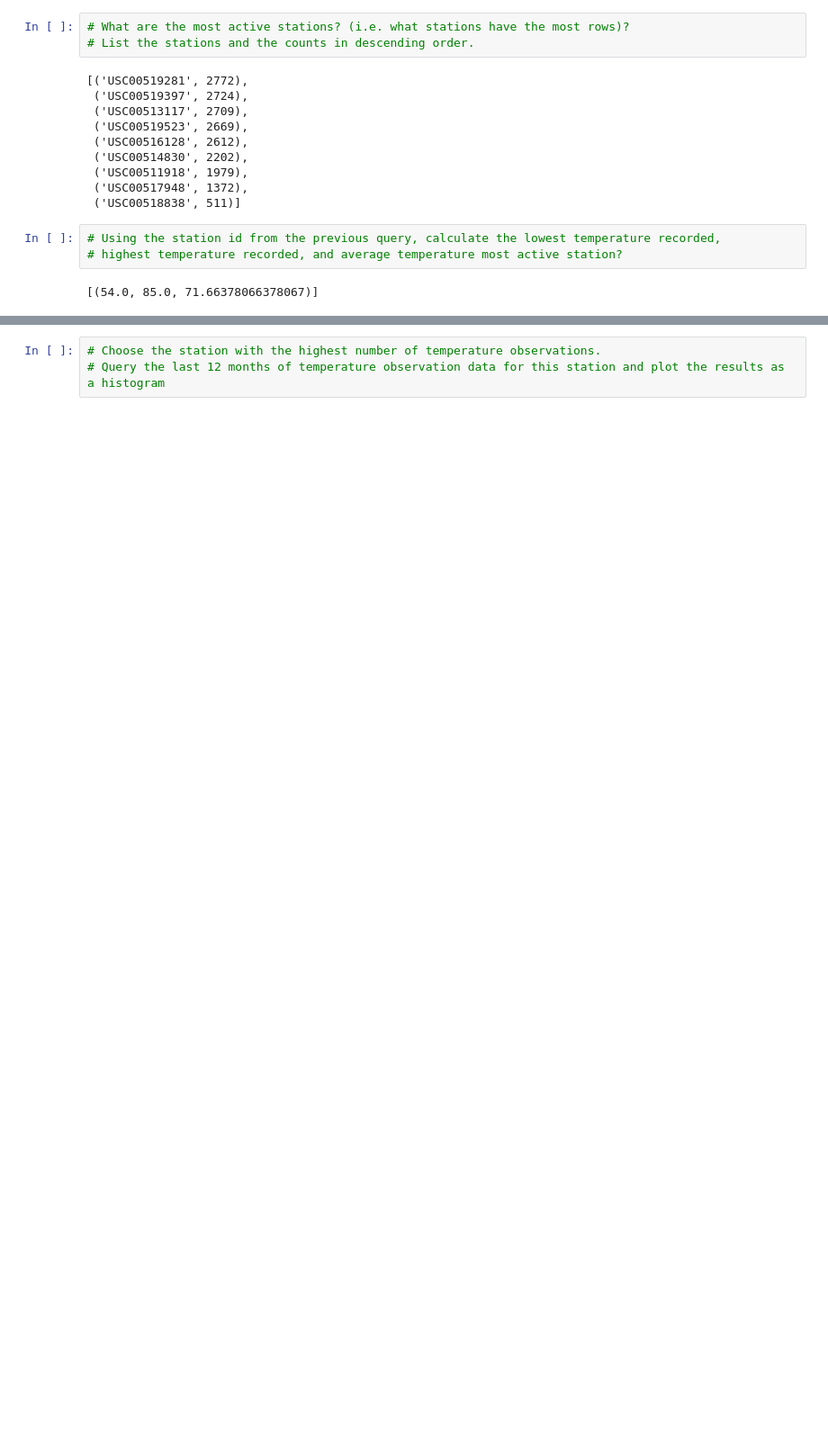
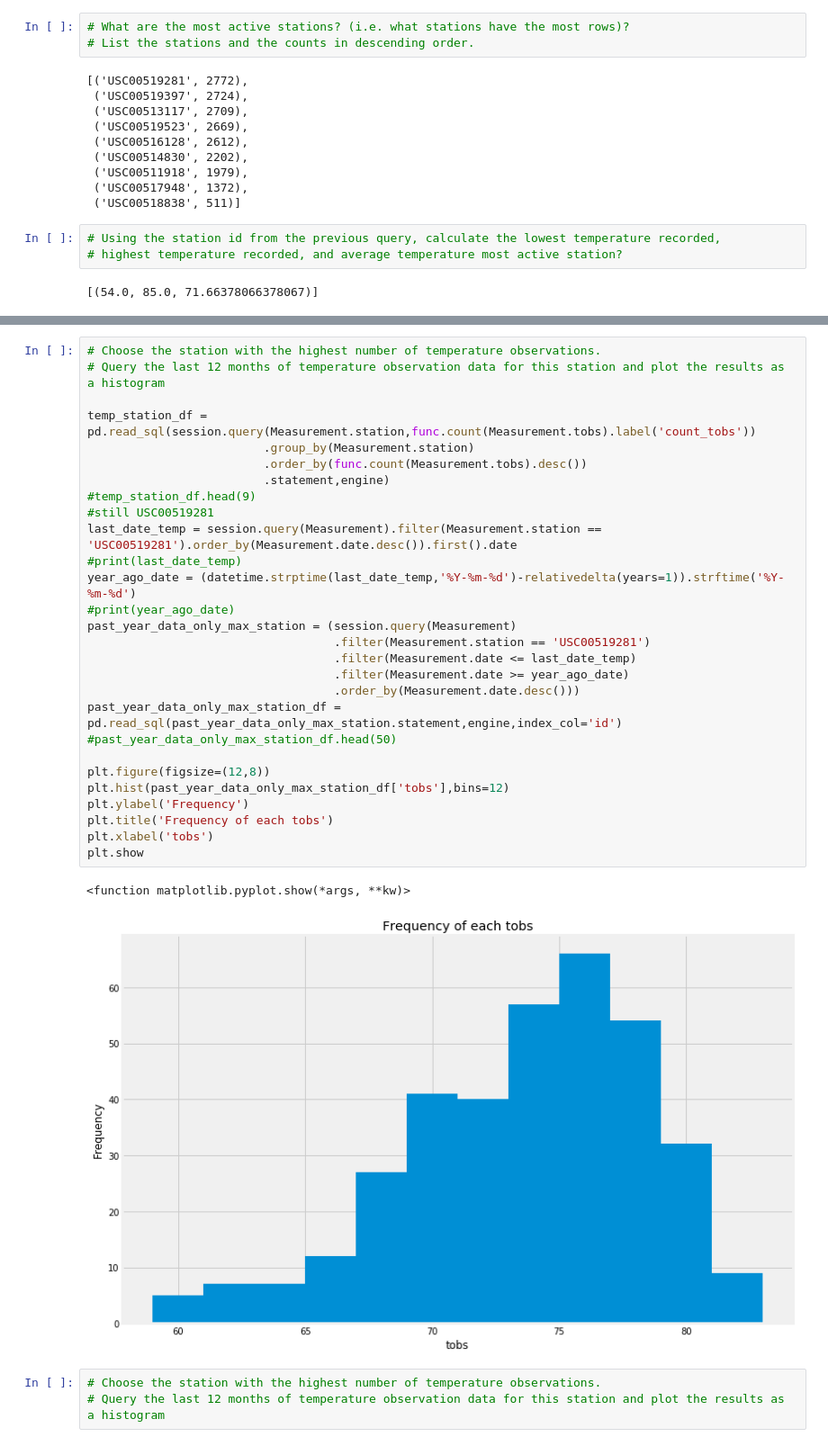
Before and after one commit to tsakurai42/data-analytics-homework, a Jupyter notebook: Assignment-10-SQLAlchemy/climate_starter.ipynb, the cells around one changed output, grey strips where cells are left out. Shown at 90% size. Drawn from its saved outputs; the diff is of its cells as text; blank space fills up the shorter version.

```diff
--- a/Assignment-10-SQLAlchemy/climate_starter.ipynb
+++ b/Assignment-10-SQLAlchemy/climate_starter.ipynb
@@ -146,3 +190,34 @@ from collections import Counter
+# %%
+# Choose the station with the highest number of temperature observations.
+# Query the last 12 months of temperature observation data for this station and plot the results as a histogram
+
+temp_station_df = pd.read_sql(session.query(Measurement.station,func.count(Measurement.tobs).label('count_tobs'))
+                         .group_by(Measurement.station)
+                         .order_by(func.count(Measurement.tobs).desc())
+                         .statement,engine)
+#temp_station_df.head(9)
+#still USC00519281
+last_date_temp = session.query(Measurement).filter(Measurement.station == 'USC00519281').order_by(Measurement.date.desc()).first().date
+#print(last_date_temp)
+year_ago_date = (datetime.strptime(last_date_temp,'%Y-%m-%d')-relativedelta(years=1)).strftime('%Y-%m-%d')
+#print(year_ago_date)
+past_year_data_only_max_station = (session.query(Measurement)
+                                   .filter(Measurement.station == 'USC00519281')
+                                   .filter(Measurement.date <= last_date_temp)
+                                   .filter(Measurement.date >= year_ago_date)
+                                   .order_by(Measurement.date.desc()))
+past_year_data_only_max_station_df = pd.read_sql(past_year_data_only_max_station.statement,engine,index_col='id')
+#past_year_data_only_max_station_df.head(50)
+
+plt.figure(figsize=(12,8))
+plt.hist(past_year_data_only_max_station_df['tobs'],bins=12)
+plt.ylabel('Frequency')
+plt.title('Frequency of each tobs')
+plt.xlabel('tobs')
+plt.show
+# %% [output]
+<function matplotlib.pyplot.show(*args, **kw)>
+[figure, added]
 # %%
 # Choose the station with the highest number of temperature observations.
 # Query the last 12 months of temperature observation data for this station and plot the results as a histogram
```
Also changed, not shown: parts of 13 cells of this notebook, 1 other file.
